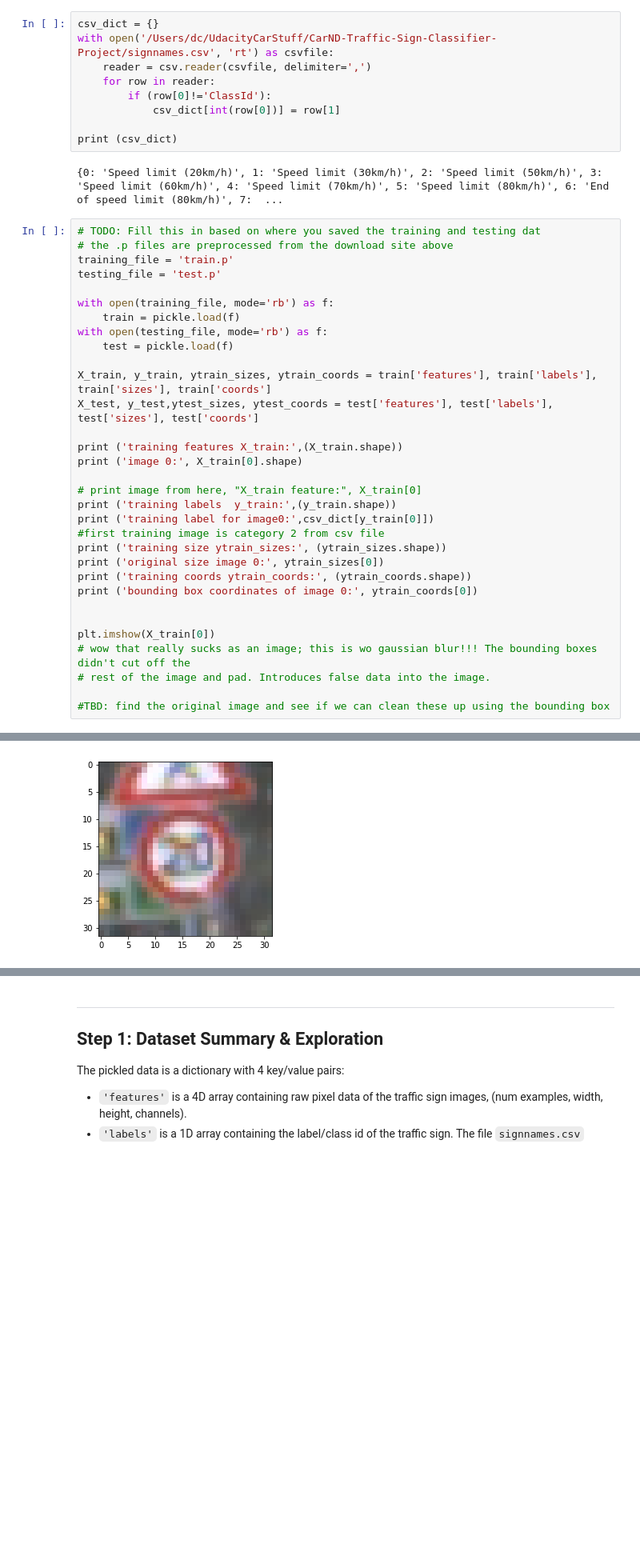
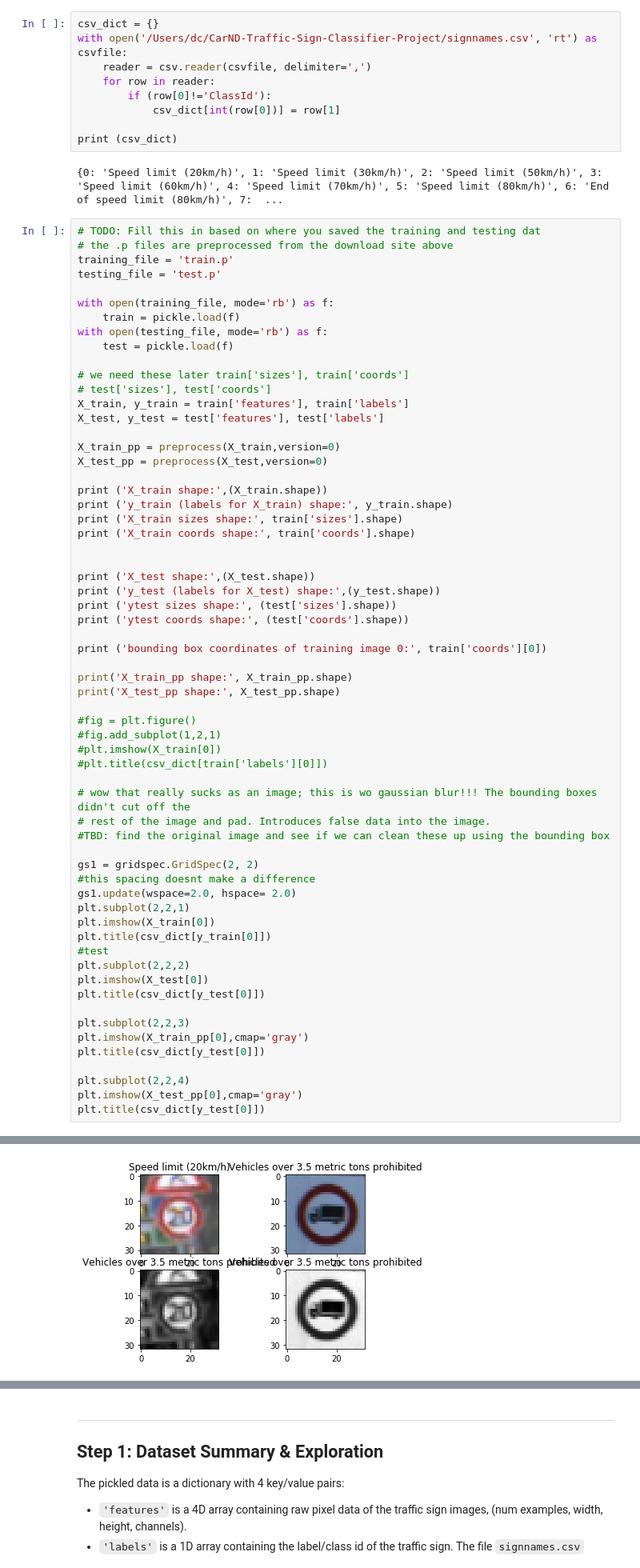
Before and after one commit to dougc333/CarND-Traffic-Sign-Classifier-Project, a Jupyter notebook: Traffic_Sign_Classifier.ipynb, the cells around one changed output, grey strips where cells are left out. Shown at 80% size. Drawn from its saved outputs; the diff is of its cells as text; blank space fills up the shorter version.

```diff
--- a/Traffic_Sign_Classifier.ipynb
+++ b/Traffic_Sign_Classifier.ipynb
@@ -29,6 +75,6 @@ http://benchmark.ini.rub.de/?section=gtsrb&subsection=dataset#Downloads
 # %%
 csv_dict = {}
-with open('/Users/dc/UdacityCarStuff/CarND-Traffic-Sign-Classifier-Project/signnames.csv', 'rt') as csvfile:
+with open('/Users/dc/CarND-Traffic-Sign-Classifier-Project/signnames.csv', 'rt') as csvfile:
     reader = csv.reader(csvfile, delimiter=',')
     for row in reader:
         if (row[0]!='ClassId'):
@@ -48,25 +94,55 @@ with open(training_file, mode='rb') as f:
 with open(testing_file, mode='rb') as f:
     test = pickle.load(f)
 
-X_train, y_train, ytrain_sizes, ytrain_coords = train['features'], train['labels'], train['sizes'], train['coords']
-X_test, y_test,ytest_sizes, ytest_coords = test['features'], test['labels'], test['sizes'], test['coords']
+# we need these later train['sizes'], train['coords']
+# test['sizes'], test['coords']
+X_train, y_train = train['features'], train['labels']
+X_test, y_test = test['features'], test['labels']
 
-print ('training features X_train:',(X_train.shape))
-print ('image 0:', X_train[0].shape)
+X_train_pp = preprocess(X_train,version=0)
+X_test_pp = preprocess(X_test,version=0)
 
-# print image from here, "X_train feature:", X_train[0]
-print ('training labels  y_train:',(y_train.shape))
-print ('training label for image0:',csv_dict[y_train[0]])
-#first training image is category 2 from csv file
-print ('training size ytrain_sizes:', (ytrain_sizes.shape))
-print ('original size image 0:', ytrain_sizes[0])
-print ('training coords ytrain_coords:', (ytrain_coords.shape))
-print ('bounding box coordinates of image 0:', ytrain_coords[0])
+print ('X_train shape:',(X_train.shape))
+print ('y_train (labels for X_train) shape:', y_train.shape)
+print ('X_train sizes shape:', train['sizes'].shape)
+print ('X_train coords shape:', train['coords'].shape)
 
 
-plt.imshow(X_train[0])
+print ('X_test shape:',(X_test.shape))
+print ('y_test (labels for X_test) shape:',(y_test.shape))
+print ('ytest sizes shape:', (test['sizes'].shape))
+print ('ytest coords shape:', (test['coords'].shape))
+
+print ('bounding box coordinates of training image 0:', train['coords'][0])
+
+print('X_train_pp shape:', X_train_pp.shape)
+print('X_test_pp shape:', X_test_pp.shape)
+
+#fig = plt.figure()
+#fig.add_subplot(1,2,1)
+#plt.imshow(X_train[0])
+#plt.title(csv_dict[train['labels'][0]])
+
 # wow that really sucks as an image; this is wo gaussian blur!!! The bounding boxes didn't cut off the
 # rest of the image and pad. Introduces false data into the image.
+#TBD: find the original image and see if we can clean these up using the bounding box
 
-#TBD: find the original image and see if we can clean these up using the bounding box
+gs1 = gridspec.GridSpec(2, 2)
+#this spacing doesnt make a difference
+gs1.update(wspace=2.0, hspace= 2.0)
+plt.subplot(2,2,1)
+plt.imshow(X_train[0])
+plt.title(csv_dict[y_train[0]])
+#test
+plt.subplot(2,2,2)
+plt.imshow(X_test[0])
+plt.title(csv_dict[y_test[0]])
+
+plt.subplot(2,2,3)
+plt.imshow(X_train_pp[0],cmap='gray')
+plt.title(csv_dict[y_test[0]])
+
+plt.subplot(2,2,4)
+plt.imshow(X_test_pp[0],cmap='gray')
+plt.title(csv_dict[y_test[0]])
 # %% [output]
@@ -82 +161 @@ bounding box coordinates of image 0: [ 5  6 24 25]
-[figure, old version]
+[figure, new version]
```
Also changed, not shown: parts of 31 cells of this notebook, 11 other files.
